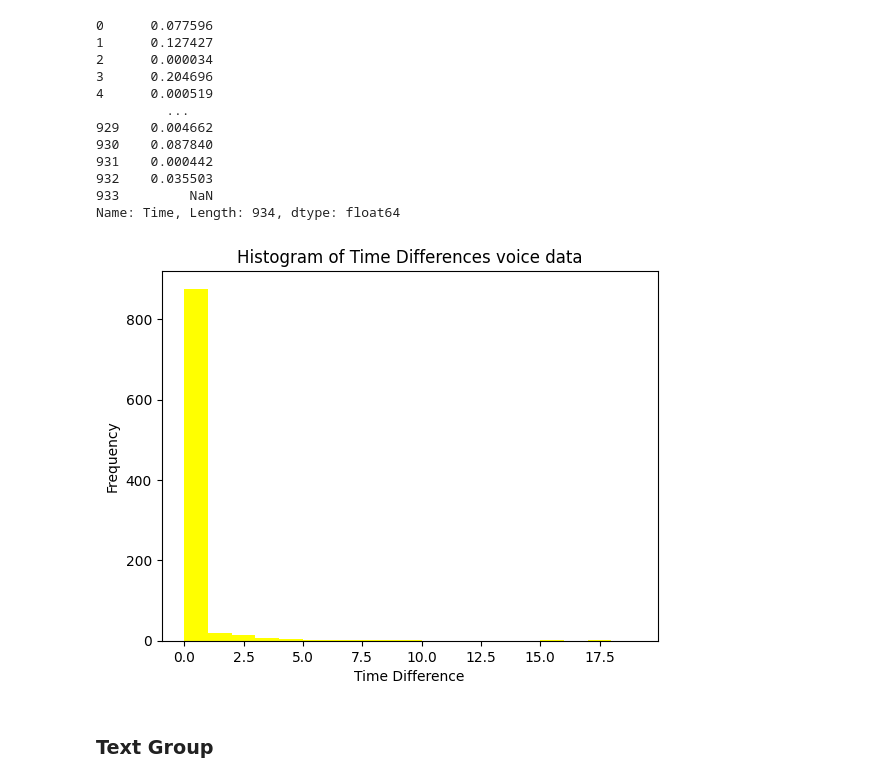
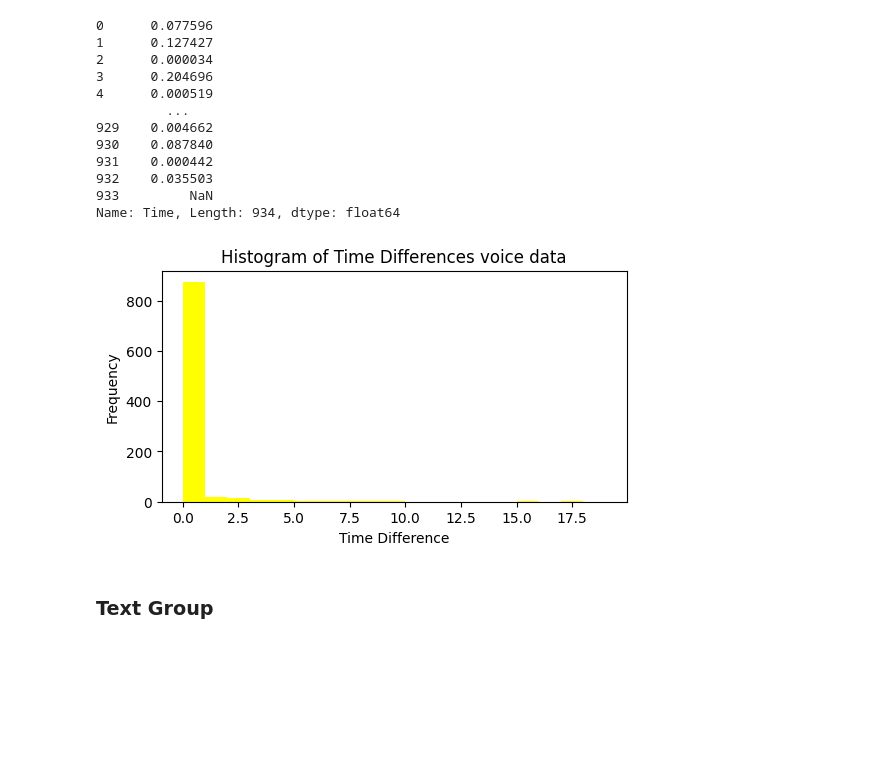
Before and after one commit to NoaAmichai/Computer_networks_final_project, a Jupyter notebook: src/project.ipynb, the cells around one changed output. Saved outputs shown, nothing was run; the diff lists cells and outputs as text; code cells hidden in the pictures; blank space fills up the shorter version.

```diff
--- a/src/project.ipynb
+++ b/src/project.ipynb
@@ -227,20 +266,20 @@ voice_time_diff
 Name: Time, Length: 934, dtype: float64
 # %%
 bins = range(0, 20)
-
+plt.figure(figsize=(6,3))
 # Histogram
 plt.hist(voice_time_diff, bins=bins,color= 'yellow')
 
 # Labels
 plt.xlabel('Time Difference')
 plt.ylabel('Frequency')
 
 # Title
 plt.title('Histogram of Time Differences voice data')
 # Show plot
 plt.show()
 # %% [output]
-[figure, old version]
+[figure, new version]
 # %% [markdown]
 ### Text Group
 # %%
```
Also changed, not shown: parts of 39 cells of this notebook, 4 other files.
